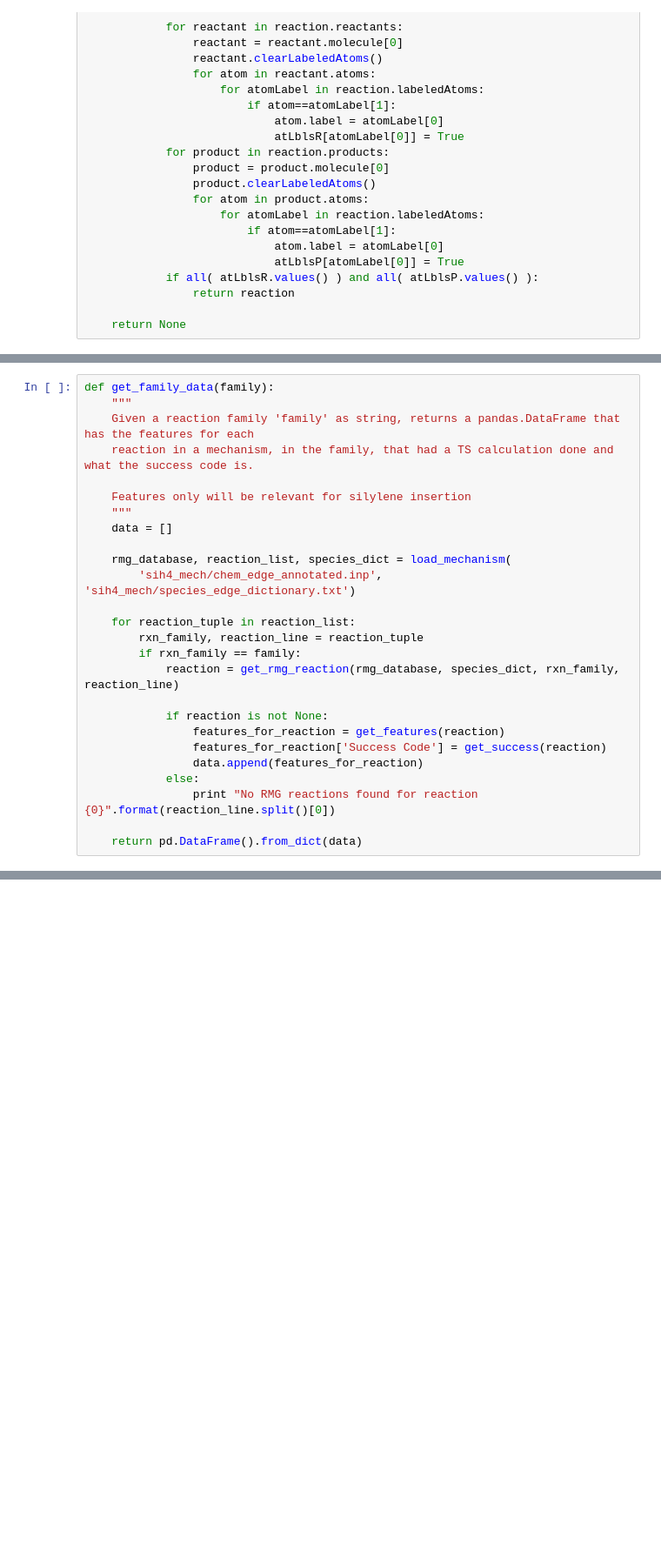
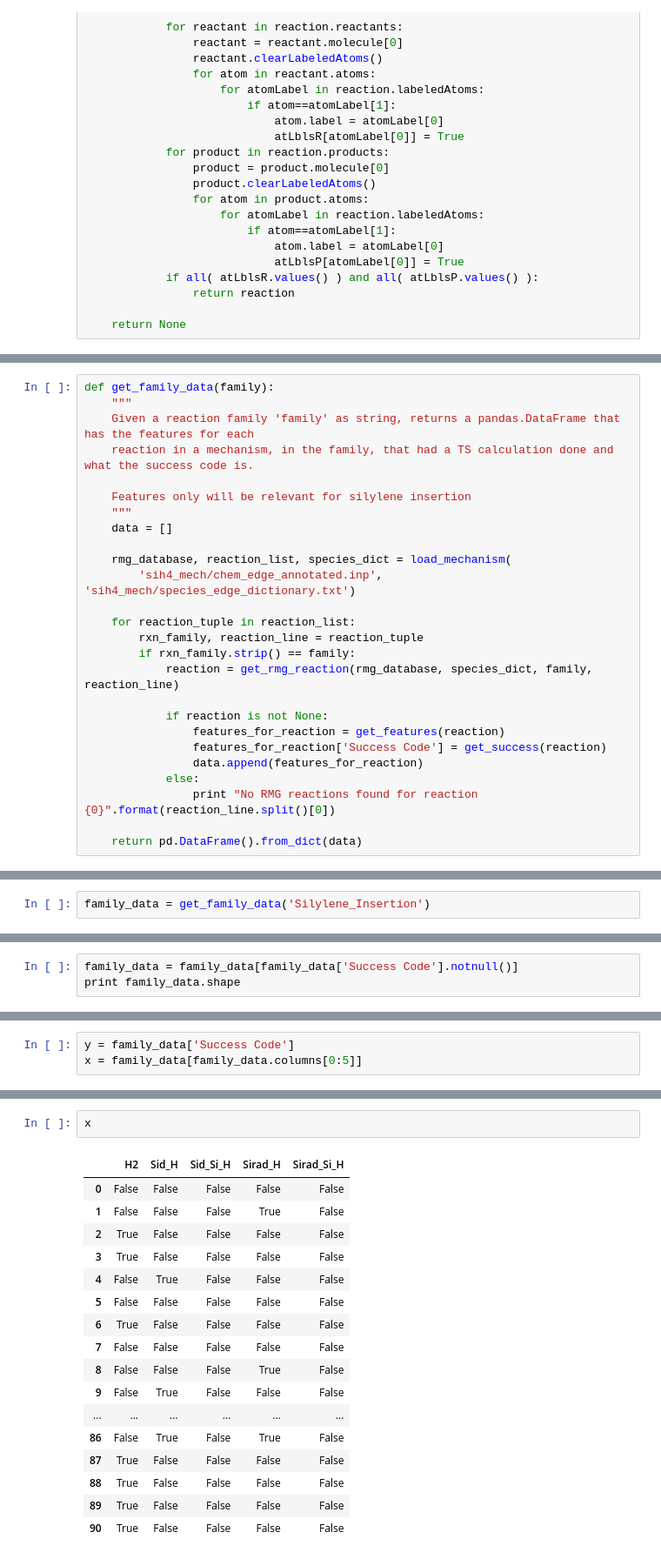
Before and after one commit to WayneYann/my_scripts, a Jupyter notebook: Classification.ipynb, the cells around one changed output, grey strips where cells are left out. Shown at 87% size. Cells and saved outputs as stored; diff of their text form; blank space fills up the shorter version.

Commit message:
Started manipulating the data frame
Also moved around some code, fixed bugs

```diff
--- a/Classification.ipynb
+++ b/Classification.ipynb
@@ -265,8 +297,8 @@ def get_family_data(family):
 
     for reaction_tuple in reaction_list:
         rxn_family, reaction_line = reaction_tuple
-        if rxn_family == family:
-            reaction = get_rmg_reaction(rmg_database, species_dict, rxn_family, reaction_line)
+        if rxn_family.strip() == family:
+            reaction = get_rmg_reaction(rmg_database, species_dict, family, reaction_line)
 
             if reaction is not None:
                 features_for_reaction = get_features(reaction)
@@ -285,0 +311,2 @@ Finished loading RMG Database ...
+# %%
+family_data = get_family_data('Silylene_Insertion')
@@ -285,0 +335,3 @@ Finished loading RMG Database ...
+# %%
+family_data = family_data[family_data['Success Code'].notnull()]
+print family_data.shape
@@ -285,0 +340,3 @@ Finished loading RMG Database ...
+# %%
+y = family_data['Success Code']
+x = family_data[family_data.columns[0:5]]
@@ -285,0 +345,20 @@ Finished loading RMG Database ...
+# %%
+x
+# %% [output]
+|  | H2 | Sid_H | Sid_Si_H | Sirad_H | Sirad_Si_H |
+| 0 | False | False | False | False | False |
+| 1 | False | False | False | True | False |
+| 2 | True | False | False | False | False |
+| 3 | True | False | False | False | False |
+| 4 | False | True | False | False | False |
+| 5 | False | False | False | False | False |
+| 6 | True | False | False | False | False |
+| 7 | False | False | False | False | False |
+| 8 | False | False | False | True | False |
+| 9 | False | True | False | False | False |
+| ... | ... | ... | ... | ... | ... |
+| 86 | False | True | False | True | False |
+| 87 | True | False | False | False | False |
+| 88 | True | False | False | False | False |
+| 89 | True | False | False | False | False |
+| 90 | True | False | False | False | False |
```
Also changed, not shown: parts of 18 cells of this notebook, 2 other files.
